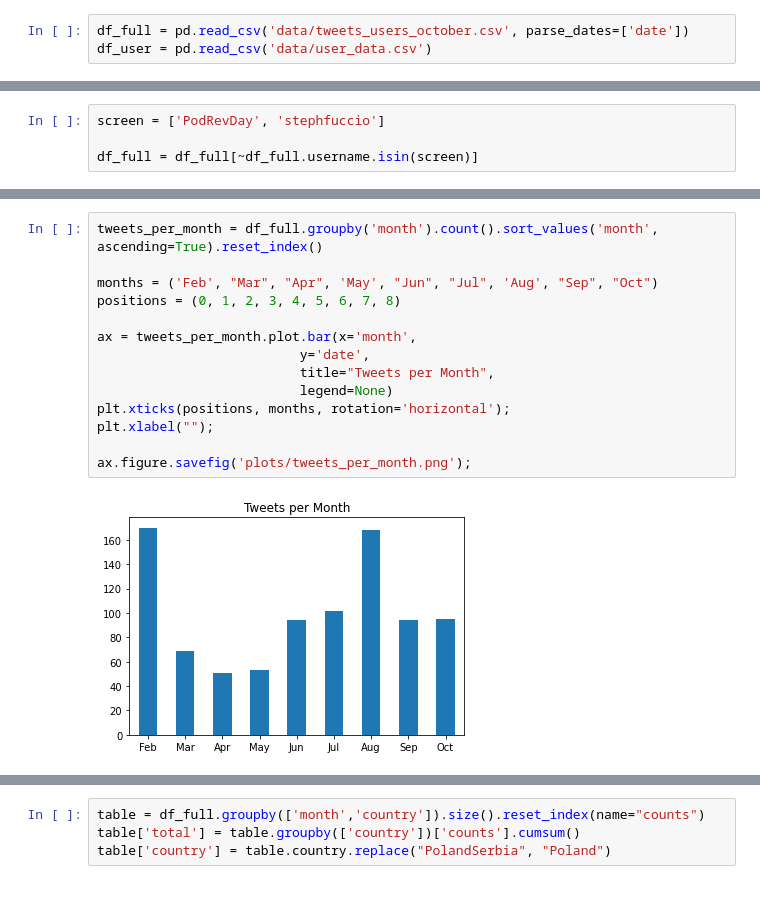
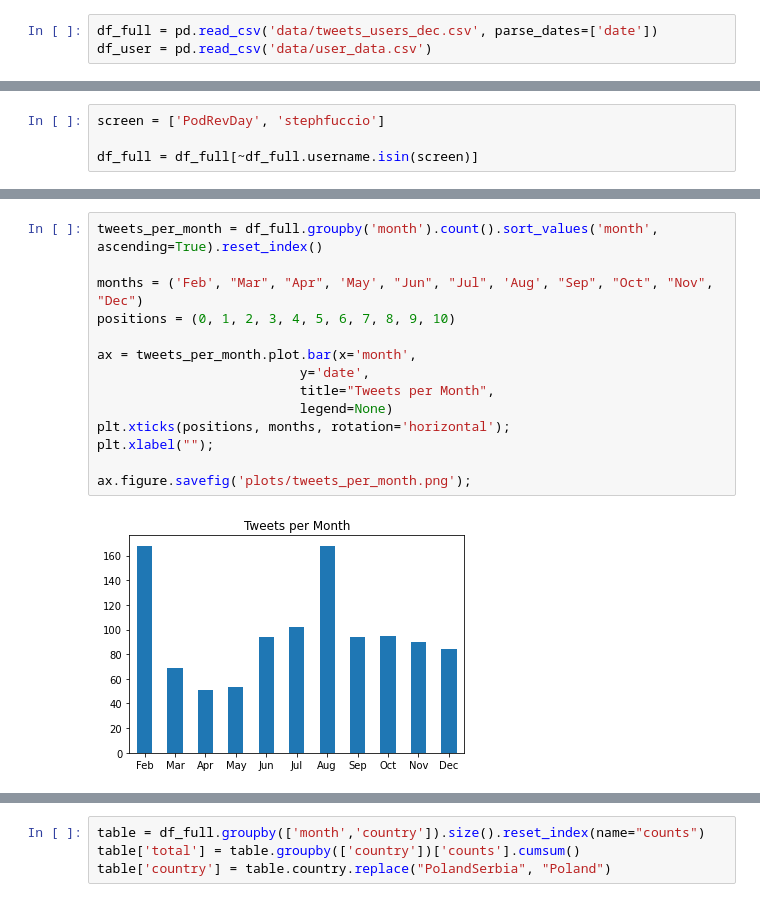
Before and after one commit to educatorsRlearners/podrevday, a Jupyter notebook: analysis.ipynb, the cells around one changed output, grey strips where cells are left out. Drawn from its saved outputs; the diff is of its cells as text.

Commit message:
updated data for Decmeber

```diff
--- a/analysis.ipynb
+++ b/analysis.ipynb
@@ -4,7 +4,7 @@ import numpy as np
 import matplotlib.pyplot as plt
 import bar_chart_race as bcr
 # %%
-df_full = pd.read_csv('data/tweets_users_october.csv', parse_dates=['date'])
+df_full = pd.read_csv('data/tweets_users_dec.csv', parse_dates=['date'])
 df_user = pd.read_csv('data/user_data.csv')
 # %%
 df_full['month'] = df_full['date'].dt.month
@@ -102,19 +104,19 @@ mkdir: cannot create directory ‘plots’: File exists
 # %%
 tweets_per_month = df_full.groupby('month').count().sort_values('month', ascending=True).reset_index()
 
-months = ('Feb', "Mar", "Apr", 'May', "Jun", "Jul", 'Aug', "Sep", "Oct")
-positions = (0, 1, 2, 3, 4, 5, 6, 7, 8)
+months = ('Feb', "Mar", "Apr", 'May', "Jun", "Jul", 'Aug', "Sep", "Oct", "Nov", "Dec")
+positions = (0, 1, 2, 3, 4, 5, 6, 7, 8, 9, 10)
 
 ax = tweets_per_month.plot.bar(x='month',
                           y='date',
                           title="Tweets per Month",
                           legend=None)
 plt.xticks(positions, months, rotation='horizontal');
 plt.xlabel("");
 
 ax.figure.savefig('plots/tweets_per_month.png');
 # %% [output]
-[figure, old version]
+[figure, new version]
 # %%
 tweets_per_day = df_full.groupby('day').count().sort_values('month', ascending=False).reset_index()
 ax2=tweets_per_day.head(5).plot.bar(x='day',
```
Also changed, not shown: parts of 13 cells of this notebook, 12 other files.
